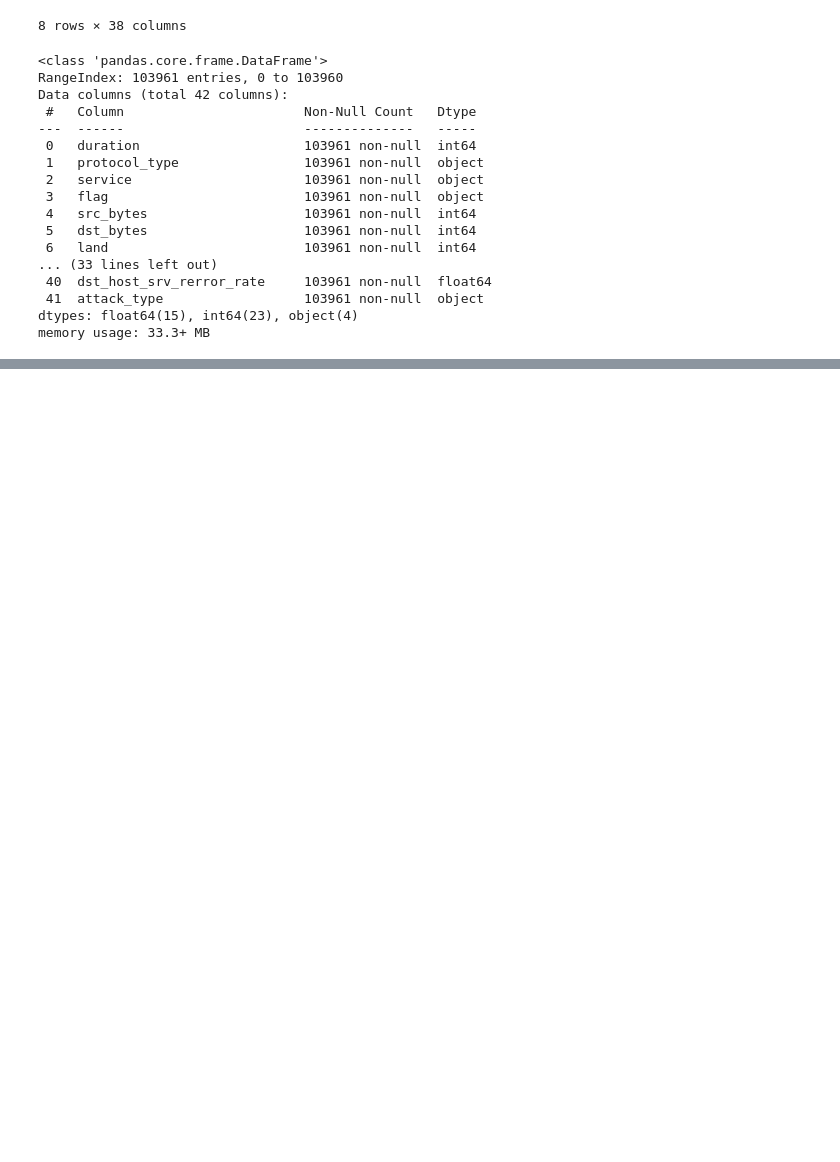
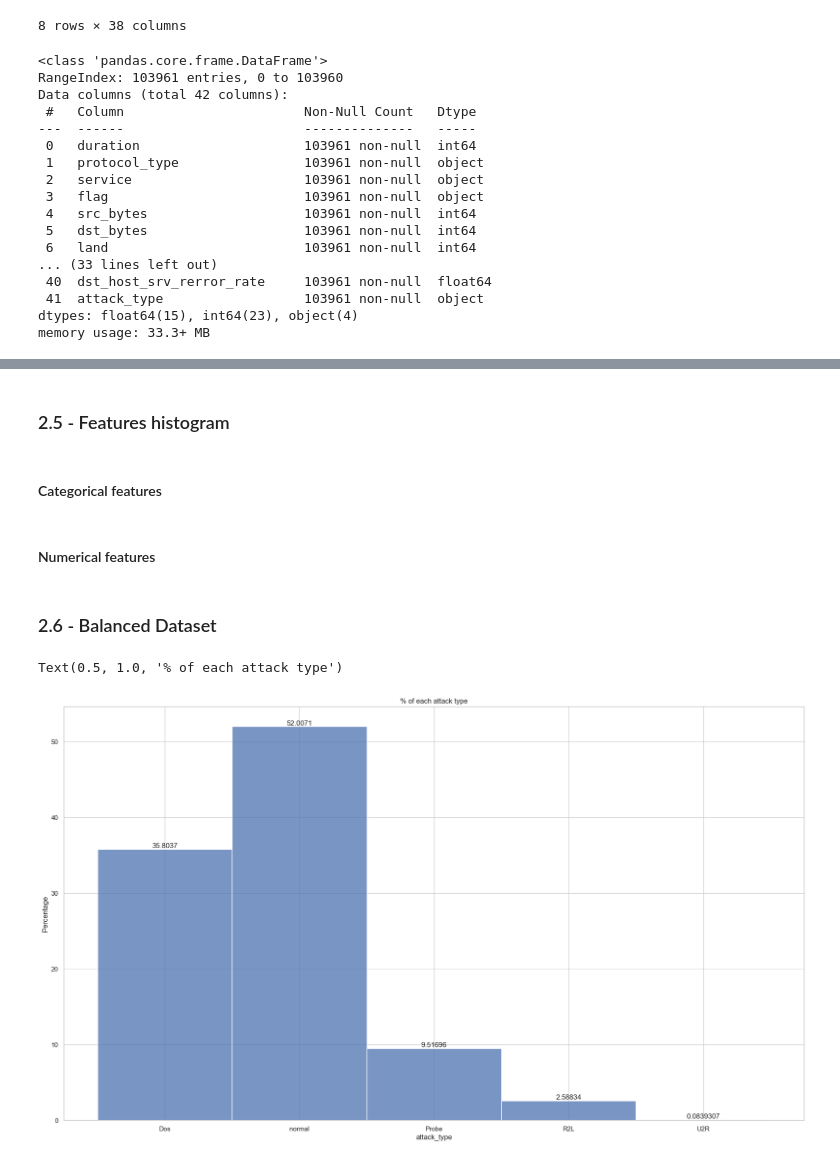
Before and after one commit to PugtgYosuky/AML_project1, a Jupyter notebook: src/explore_dataset.ipynb, the cells around one changed output, grey strips where cells are left out. Cells and saved outputs as stored; diff of their text form; code cells hidden in the pictures; blank space fills up the shorter version.

Commit message:
First analysis of the dataset.
Co-authored-by: Joana Simões <PugtgYosuky@users.noreply.github.com>

```diff
--- a/src/explore_dataset.ipynb
+++ b/src/explore_dataset.ipynb
@@ -58,0 +302,19 @@ memory usage: 33.3+ MB
+# %% [markdown]
+### 2.5 - Features histogram
+# %% [markdown]
+#### Categorical features
+# %% [markdown]
+#### Numerical features
+# %% [markdown]
+### 2.6 - Balanced Dataset
+# %%
+plt.figure()
+ax = sns.histplot(data=data, x='attack_type', stat='percent')
+for i in ax.containers:
+    ax.bar_label(i,)
+
+plt.ylabel('Percentage')
+plt.title('% of each attack type')
+# %% [output]
+Text(0.5, 1.0, '% of each attack type')
+[figure, added]
```
Also changed, not shown: parts of 20 cells of this notebook.
